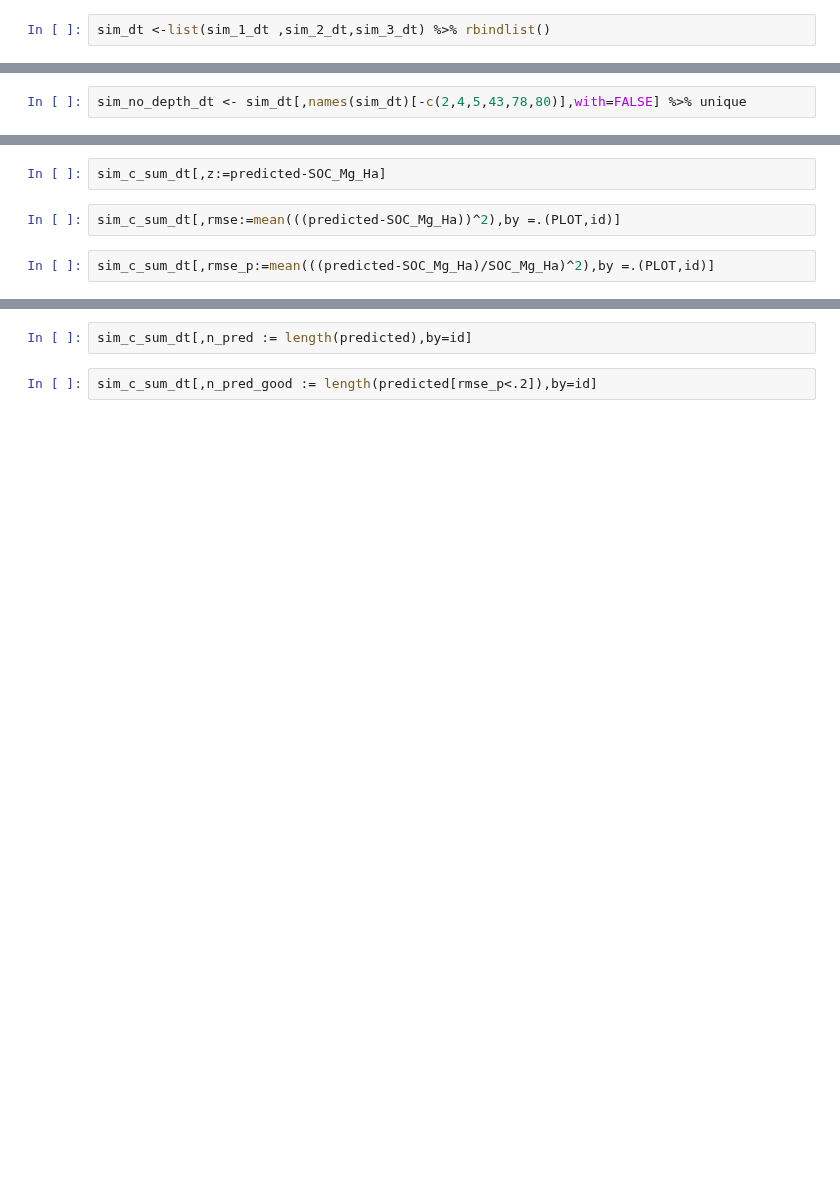
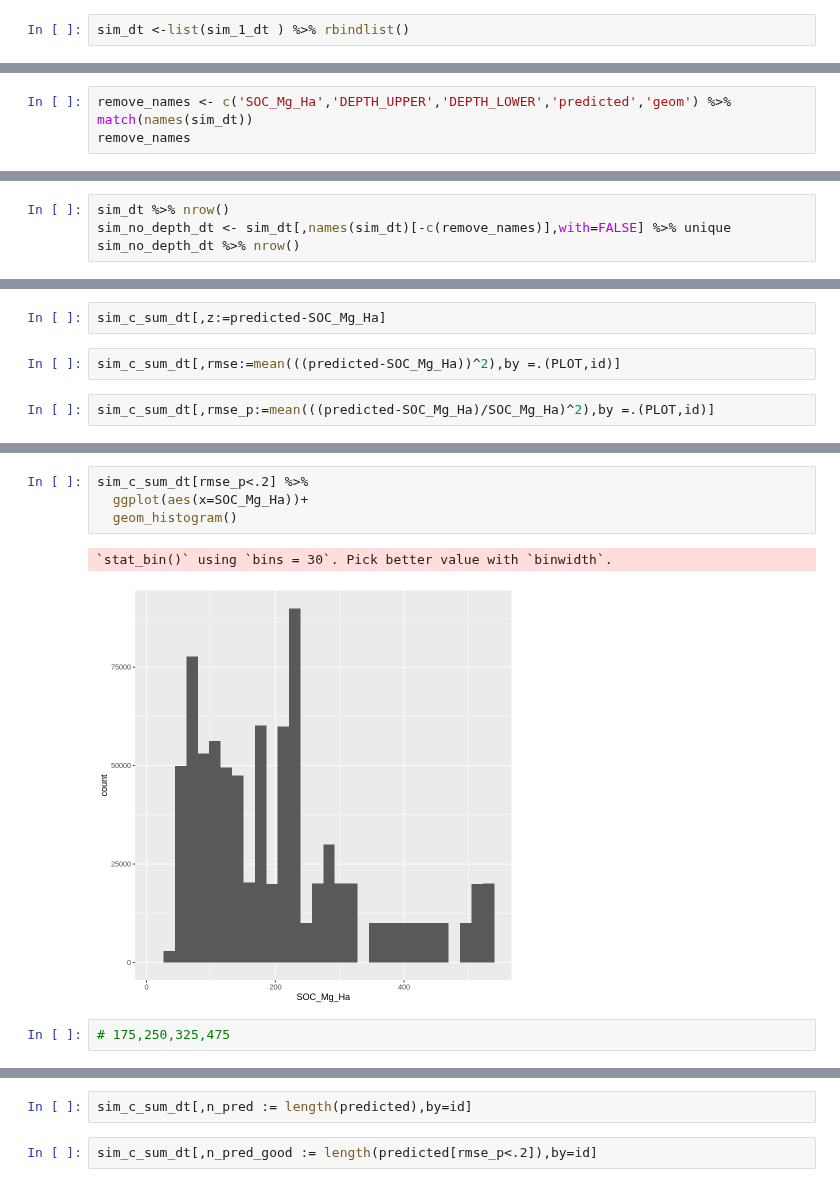
Before and after one commit to seismosmsr/hawaii_soils, a Jupyter notebook: Hawaii_Soils_Analysis.ipynb, the cells around one changed output, grey strips where cells are left out. Drawn from its saved outputs; the diff is of its cells as text; blank space fills up the shorter version.

```diff
--- a/Hawaii_Soils_Analysis.ipynb
+++ b/Hawaii_Soils_Analysis.ipynb
@@ -178,5 +155,5 @@ print(sim_dt$sim_id %>% unique %>% length)
 # %%
-sim_dt <-list(sim_1_dt ,sim_2_dt,sim_3_dt) %>% rbindlist()
+sim_dt <-list(sim_1_dt ) %>% rbindlist()
 # %%
 sim_1_dt <- NULL
 sim_2_dt <- NULL
@@ -226,0 +220,3 @@ ERROR: ignored
+# %%
+remove_names <- c('SOC_Mg_Ha','DEPTH_UPPER','DEPTH_LOWER','predicted','geom') %>% match(names(sim_dt))
+remove_names
@@ -227,2 +225,4 @@ ERROR: ignored
 # %%
-sim_no_depth_dt <- sim_dt[,names(sim_dt)[-c(2,4,5,43,78,80)],with=FALSE] %>% unique
+sim_dt %>% nrow()
+sim_no_depth_dt <- sim_dt[,names(sim_dt)[-c(remove_names)],with=FALSE] %>% unique
+sim_no_depth_dt %>% nrow()
@@ -250 +272,10 @@ fia_dt[,list(SOC_Mg_Ha = sum(SOC_Mg_Ha %>% as.numeric)),by = PLOT]$SOC_Mg_Ha %>%
+# %%
+sim_c_sum_dt[rmse_p<.2] %>%
+  ggplot(aes(x=SOC_Mg_Ha))+
+  geom_histogram()
+# %% [output]
+`stat_bin()` using `bins = 30`. Pick better value with `binwidth`.
+[figure, added]
+# %%
+# 175,250,325,475
 # %%
```
Also changed, not shown: parts of 24 cells of this notebook.
